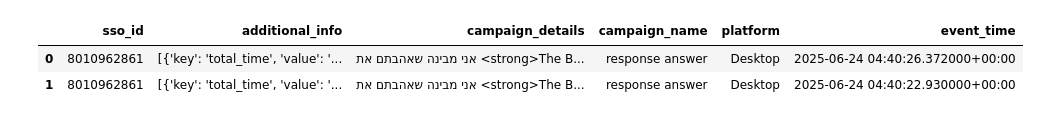
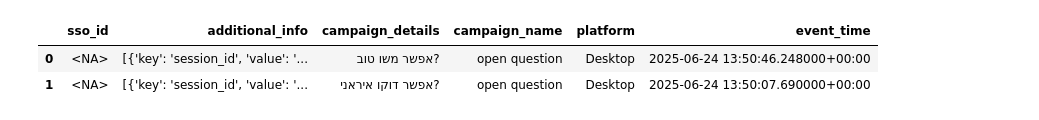
Before and after one commit to Haaretz/movie-recommendation-chatbot, a Jupyter notebook: EDA_requests.ipynb, the cells around one changed output. Cells and saved outputs as stored; diff of their text form; code cells hidden in the pictures.

```diff
--- a/EDA_requests.ipynb
+++ b/EDA_requests.ipynb
@@ -3,27 +3,27 @@ from google.cloud import bigquery
 import pandas as pd
 # %%
 
-time = '2025-06-15'
+time = '2025-06-24'
 SQL_QUERY =  f"""
 SELECT
   sso_id,additional_info,campaign_details,campaign_name,platform,event_time
 FROM
   `htz-common.raw_data.requests`
 WHERE
-  TIMESTAMP_TRUNC(event_time, DAY) >= TIMESTAMP({time})
+  TIMESTAMP_TRUNC(event_time, DAY) >= TIMESTAMP('{time}')
   AND page_type = 'Chatbot'
   AND campaign_name in ('response answer','open question')
   -- AND sso_id IS NOT NULL
 ORDER BY
   event_time DESC;
 """
 client = bigquery.Client()
 query_job = client.query(SQL_QUERY)
 
 results = query_job.result()
 df = results.to_dataframe()
 df.head(2)
 # %% [output]
 |  | sso_id | additional_info | campaign_details | campaign_name | platform | event_time |
-| 0 | 8010962861 | [{'key': 'total_time', 'value': '... | אני מבינה שאהבתם את <strong>The B... | response answer | Desktop | 2025-06-24 04:40:26.372000+00:00 |
-| 1 | 8010962861 | [{'key': 'total_time', 'value': '... | אני מבינה שאהבתם את <strong>The B... | response answer | Desktop | 2025-06-24 04:40:22.930000+00:00 |
+| 0 | <NA> | [{'key': 'session_id', 'value': '... | אפשר משו טוב? | open question | Desktop | 2025-06-24 13:50:46.248000+00:00 |
+| 1 | <NA> | [{'key': 'session_id', 'value': '... | אפשר דוקו איראני? | open question | Desktop | 2025-06-24 13:50:07.690000+00:00 |
```
Also changed, not shown: parts of 13 cells of this notebook, 1 other file.
